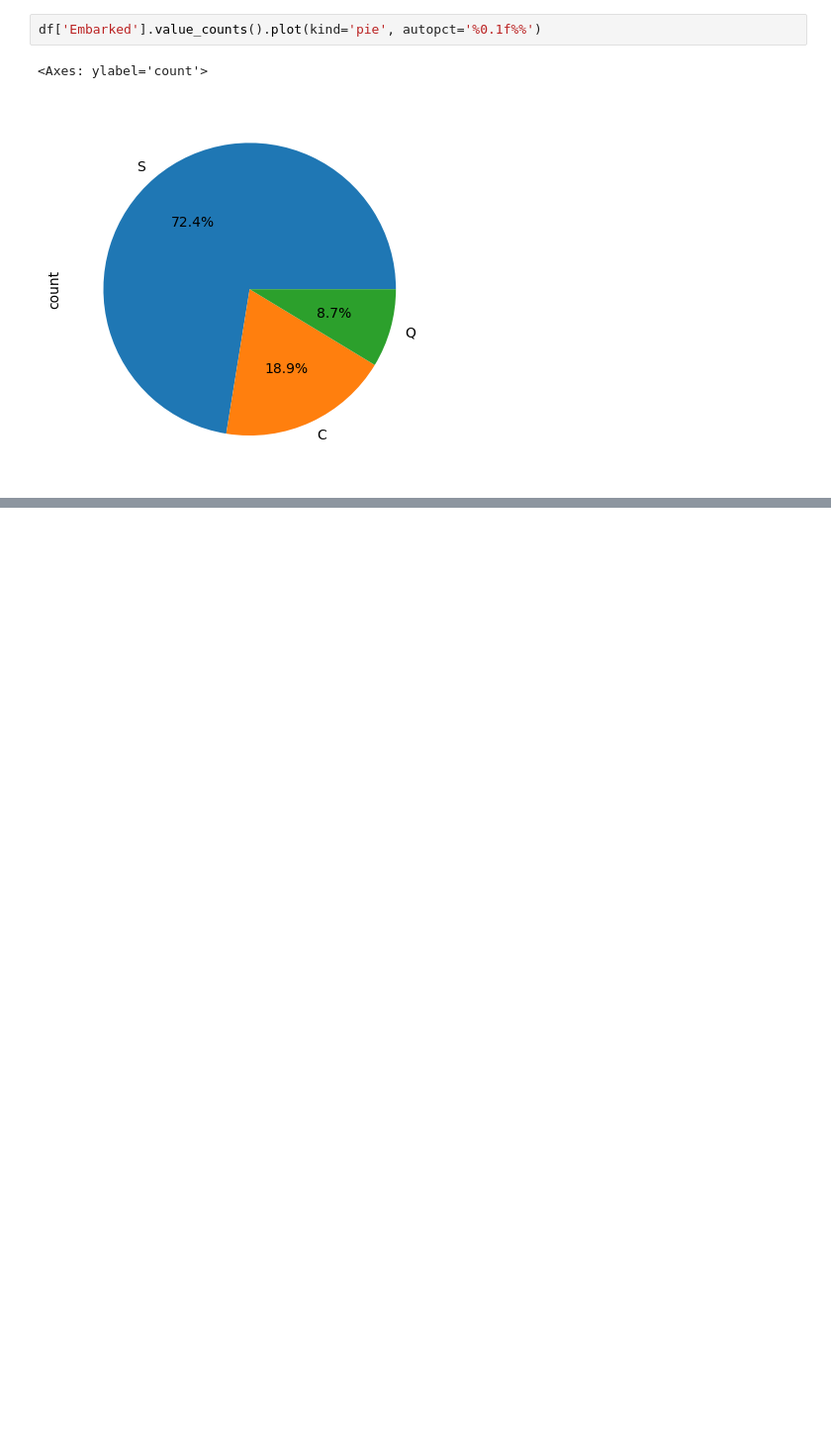
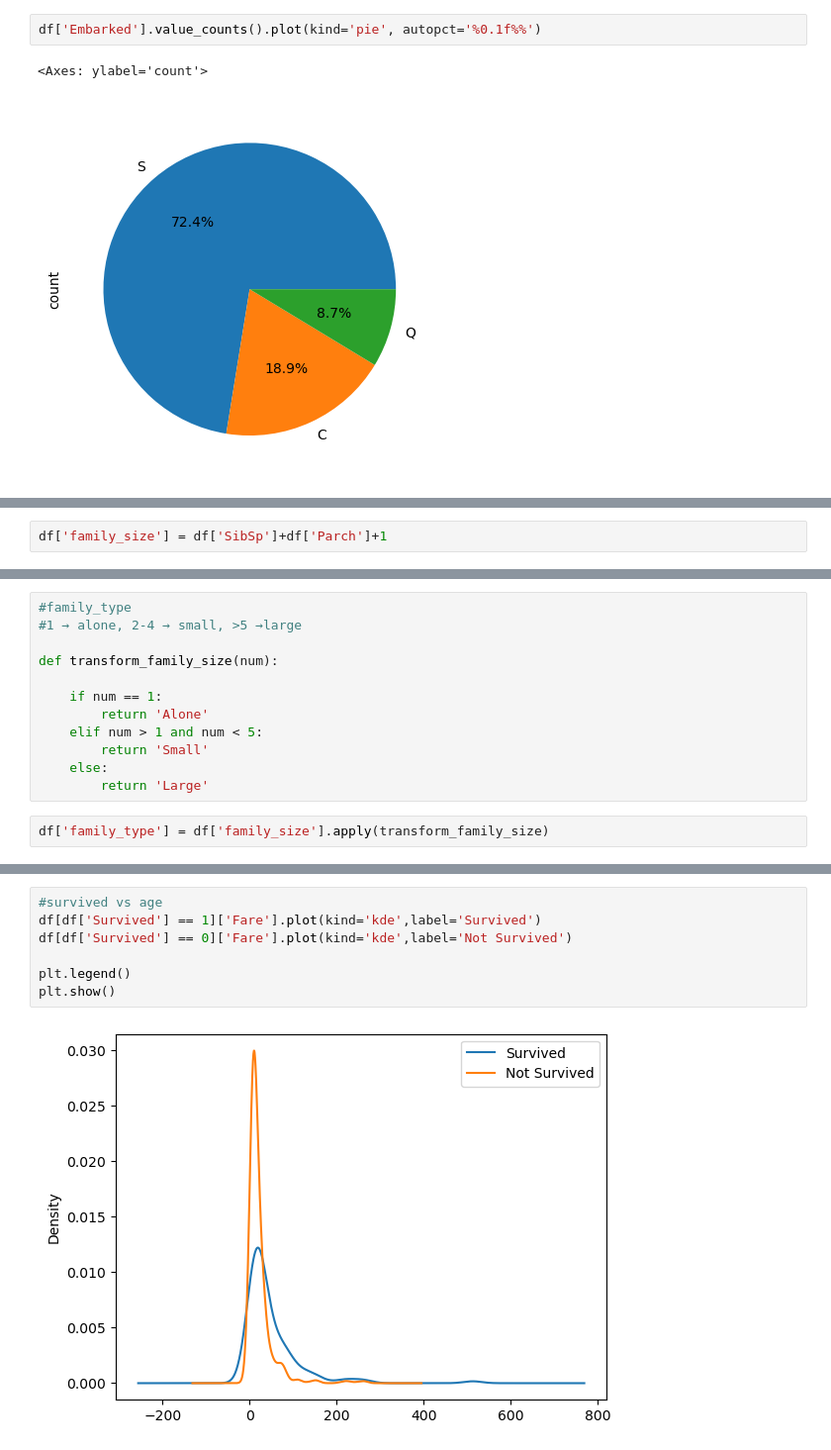
Before and after one commit to nandika-rana/aiml-journey, a Jupyter notebook: visualization/eda.ipynb, the cells around one changed output, grey strips where cells are left out. Shown at 99% size. Cells and saved outputs as stored; diff of their text form; blank space fills up the shorter version.

```diff
--- a/visualization/eda.ipynb
+++ b/visualization/eda.ipynb
@@ -283,0 +495,2 @@ df['Embarked'].value_counts().plot(kind='pie', autopct='%0.1f%%')
+# %%
+df['family_size'] = df['SibSp']+df['Parch']+1
@@ -283,0 +513,14 @@ df['Embarked'].value_counts().plot(kind='pie', autopct='%0.1f%%')
+# %%
+#family_type
+#1 → alone, 2-4 → small, >5 →large
+
+def transform_family_size(num):
+
+    if num == 1:
+        return 'Alone'
+    elif num > 1 and num < 5:
+        return 'Small'
+    else:
+        return 'Large'
+# %%
+df['family_type'] = df['family_size'].apply(transform_family_size)
@@ -283,0 +554,9 @@ df['Embarked'].value_counts().plot(kind='pie', autopct='%0.1f%%')
+# %%
+#survived vs age
+df[df['Survived'] == 1]['Fare'].plot(kind='kde',label='Survived')
+df[df['Survived'] == 0]['Fare'].plot(kind='kde',label='Not Survived')
+
+plt.legend()
+plt.show()
+# %% [output]
+[figure, added]
```
Also changed, not shown: parts of 49 cells of this notebook.
